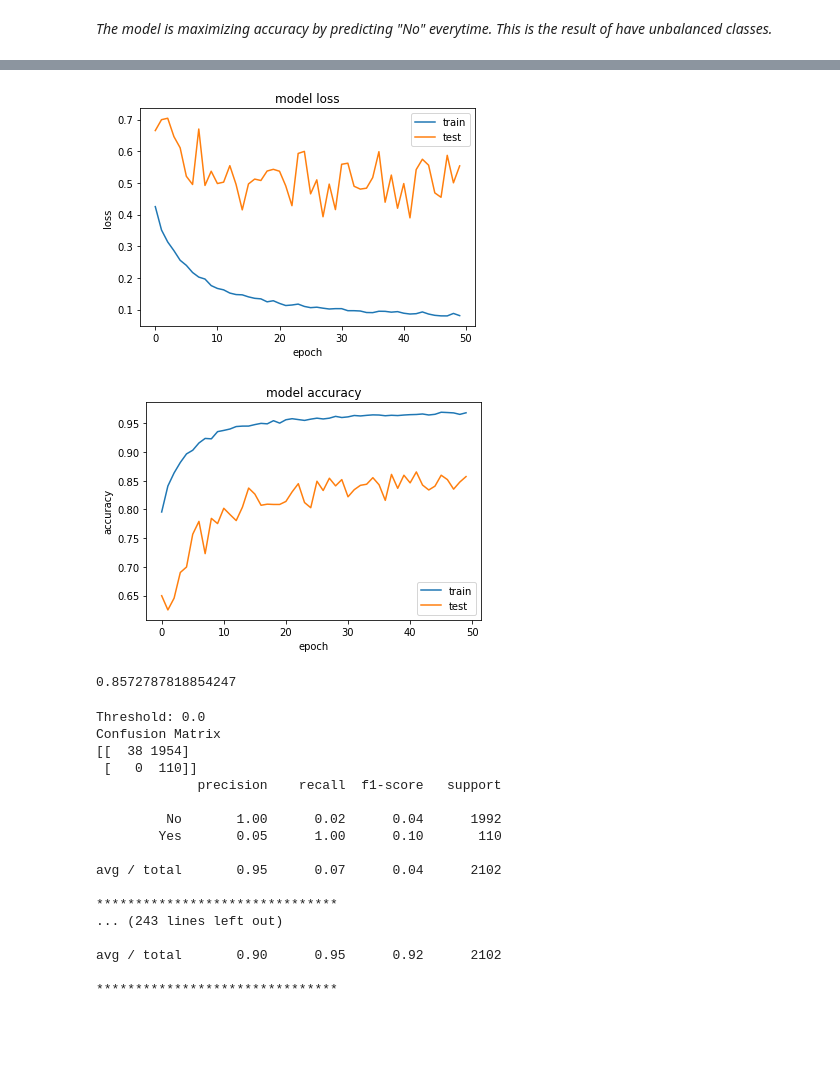
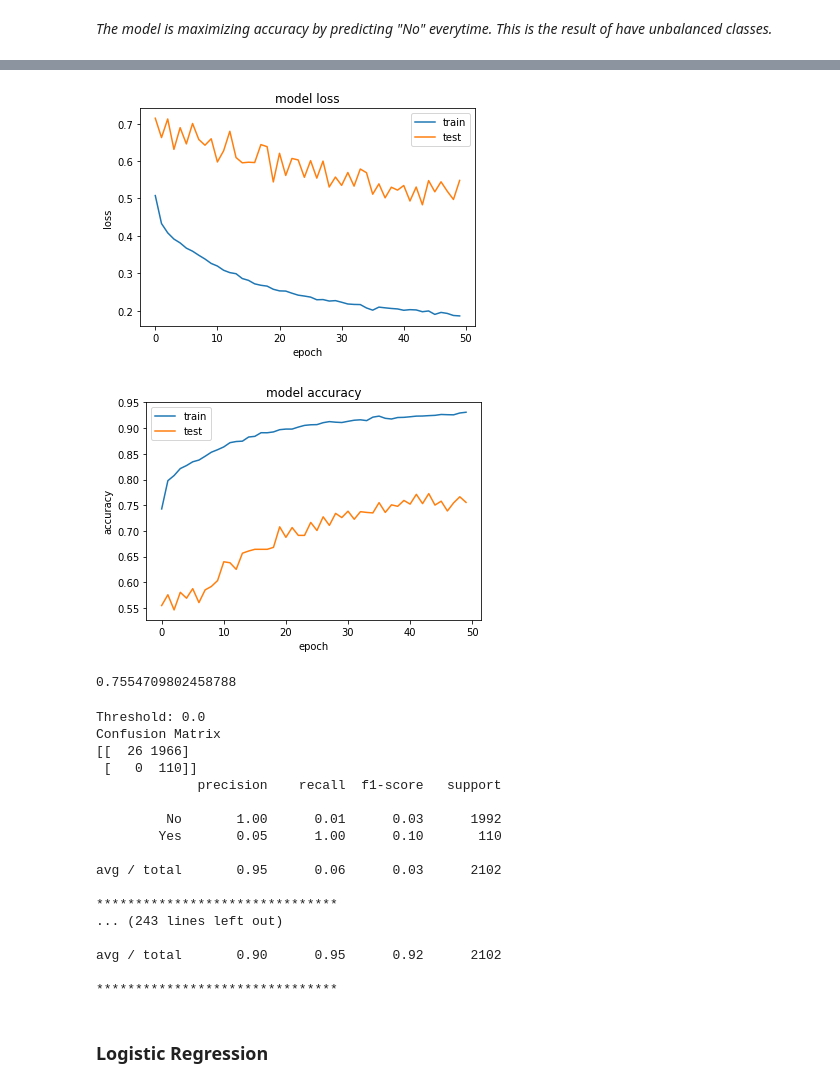
Before and after one commit to blane07/west-nile-chicago, a Jupyter notebook: working/Brendan4.ipynb, the cells around one changed output, grey strips where cells are left out. Drawn from its saved outputs; the diff is of its cells as text; code cells hidden in the pictures; blank space fills up the shorter version.

```diff
--- a/working/Brendan4.ipynb
+++ b/working/Brendan4.ipynb
@@ -244,12 +245,15 @@ hidden_units = input_units
 model.add(Dense(hidden_units * 2,
                 input_dim=input_units,
                 activation='relu'))
+model.add(Dropout(0.25))
 model.add(Dense(hidden_units * 2,
                 input_dim=input_units,
                 activation='relu'))
+model.add(Dropout(0.25))
 model.add(Dense(10,
                 input_dim=input_units,
                 activation='relu'))
+model.add(Dropout(0.25))
 model.add(Dense(1, activation='sigmoid'))
 
 model.compile(loss='binary_crossentropy',
@@ -300,6 +304,6 @@ Epoch 50/50
-[figure, old version]
+[figure, new version]
-[figure, old version]
+[figure, new version]
-0.8572787818854247
+0.7554709802458788
 # %%
 for threshold in np.linspace(0, 1, 20):
     print('Threshold: {}'.format(threshold))
@@ -310,14 +314,14 @@ for threshold in np.linspace(0, 1, 20):
 # %% [output]
 Threshold: 0.0
 Confusion Matrix
-[[  38 1954]
+[[  26 1966]
  [   0  110]]
              precision    recall  f1-score   support
 
-         No       1.00      0.02      0.04      1992
+         No       1.00      0.01      0.03      1992
         Yes       0.05      1.00      0.10       110
 
-avg / total       0.95      0.07      0.04      2102
+avg / total       0.95      0.06      0.03      2102
 
 *******************************
 ... (243 lines left out)
@@ -325,3 +329,5 @@ avg / total       0.95      0.07      0.04      2102
 avg / total       0.90      0.95      0.92      2102
 
 *******************************
+# %% [markdown]
+### Logistic Regression
```
Also changed, not shown: parts of 7 cells of this notebook.
